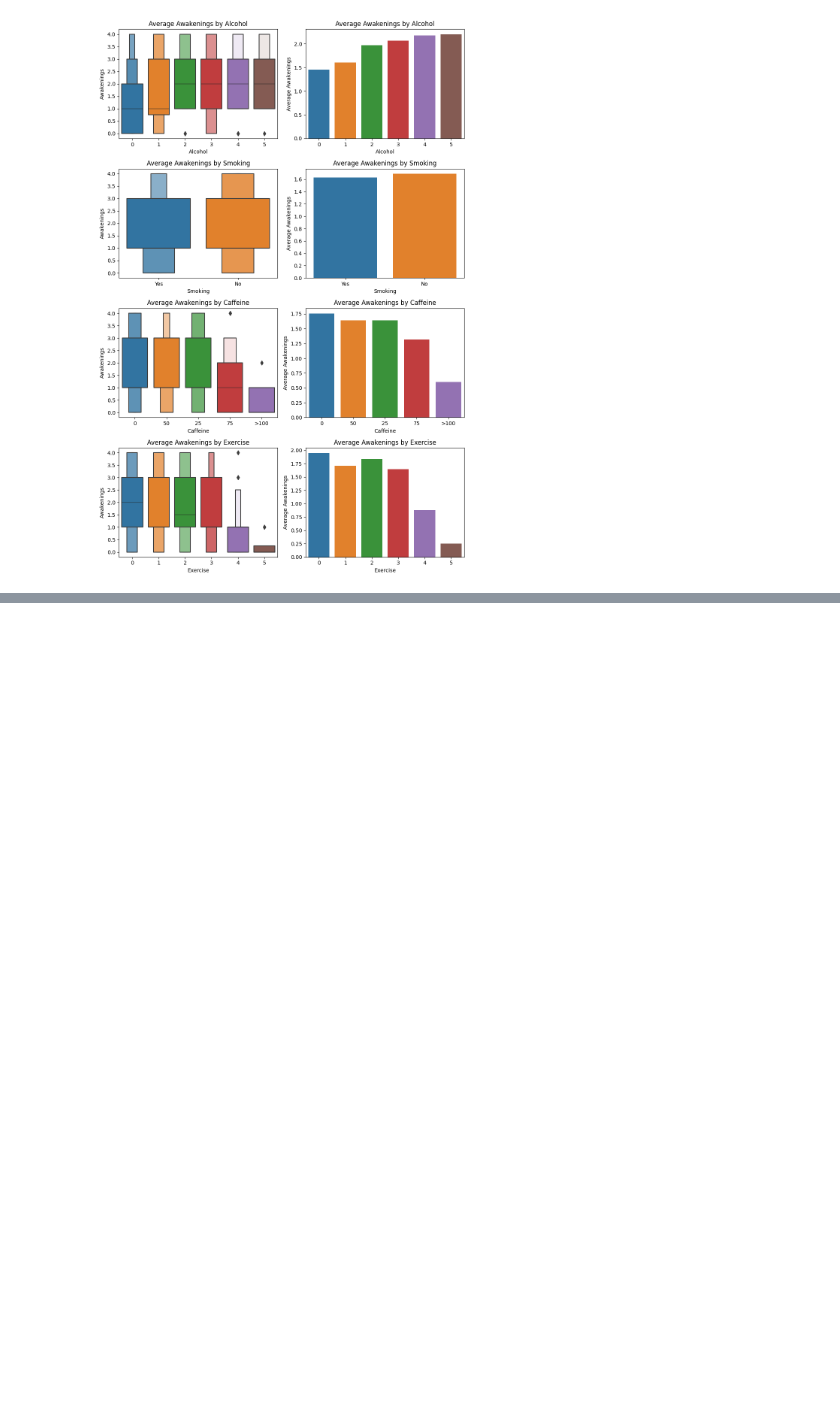
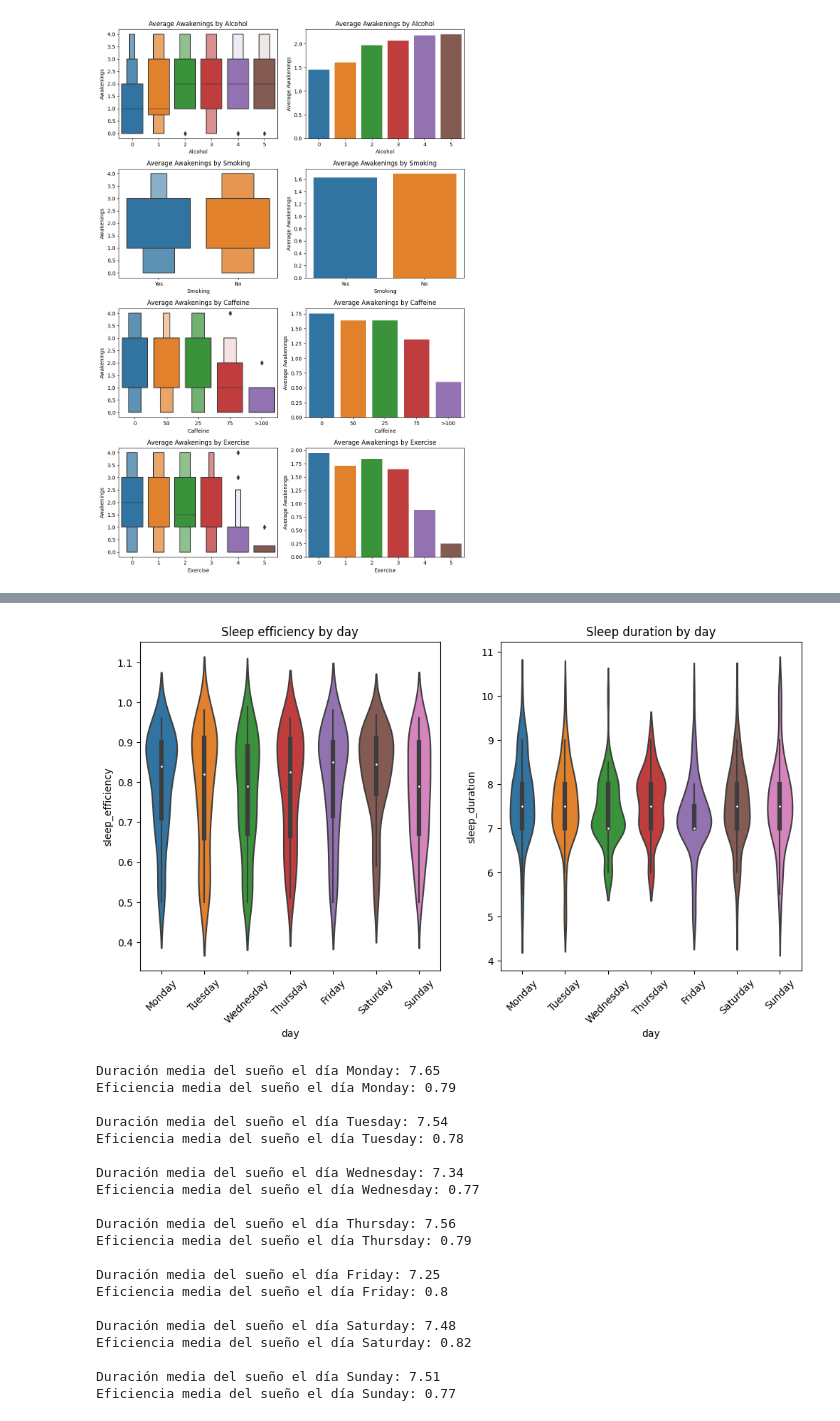
Before and after one commit to jfnevado/Sleep-study, a Jupyter notebook: main.ipynb, the cells around one changed output, grey strips where cells are left out. Drawn from its saved outputs; the diff is of its cells as text; code cells hidden in the pictures; blank space fills up the shorter version.

```diff
--- a/main.ipynb
+++ b/main.ipynb
@@ -443,0 +548,43 @@ Aqui ya podemos escribir como impactan los factores externos en la calidad de su
+# %%
+days = ['Monday', 'Tuesday', 'Wednesday', 'Thursday', 'Friday', 'Saturday', 'Sunday']
+
+fig, (ax1, ax2) = plt.subplots(nrows=1, ncols=2, figsize=(12,6))
+
+sns.violinplot(data=df, x='day', y='sleep_efficiency', order=days, ax=ax1)
+ax1.set_title('Sleep efficiency by day')
+ax1.tick_params(axis='x', rotation=45)
+
+sns.violinplot(data=df, x='day', y='sleep_duration', order=days, ax=ax2)
+ax2.set_title('Sleep duration by day')
+ax2.tick_params(axis='x', rotation=45)
+
+plt.show()
+
+for day in days:
+    day_data = df[df['day'] == day]
+    dur_day = day_data['sleep_duration'].mean()
+    ef_day = day_data['sleep_efficiency'].mean()
+    print(f'Duración media del sueño el día {day}: {dur_day.round(2)}')
+    print(f'Eficiencia media del sueño el día {day}: {ef_day.round(2)}\n')
+# %% [output]
+[figure, added]
+Duración media del sueño el día Monday: 7.65
+Eficiencia media del sueño el día Monday: 0.79
+
+Duración media del sueño el día Tuesday: 7.54
+Eficiencia media del sueño el día Tuesday: 0.78
+
+Duración media del sueño el día Wednesday: 7.34
+Eficiencia media del sueño el día Wednesday: 0.77
+
+Duración media del sueño el día Thursday: 7.56
+Eficiencia media del sueño el día Thursday: 0.79
+
+Duración media del sueño el día Friday: 7.25
+Eficiencia media del sueño el día Friday: 0.8
+
+Duración media del sueño el día Saturday: 7.48
+Eficiencia media del sueño el día Saturday: 0.82
+
+Duración media del sueño el día Sunday: 7.51
+Eficiencia media del sueño el día Sunday: 0.77
```
Also changed, not shown: parts of 13 cells of this notebook.
